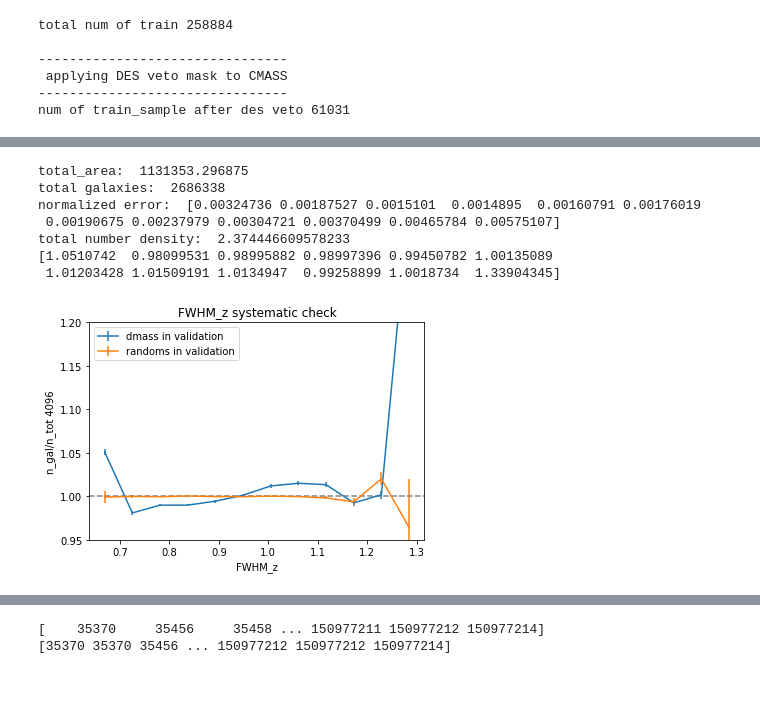
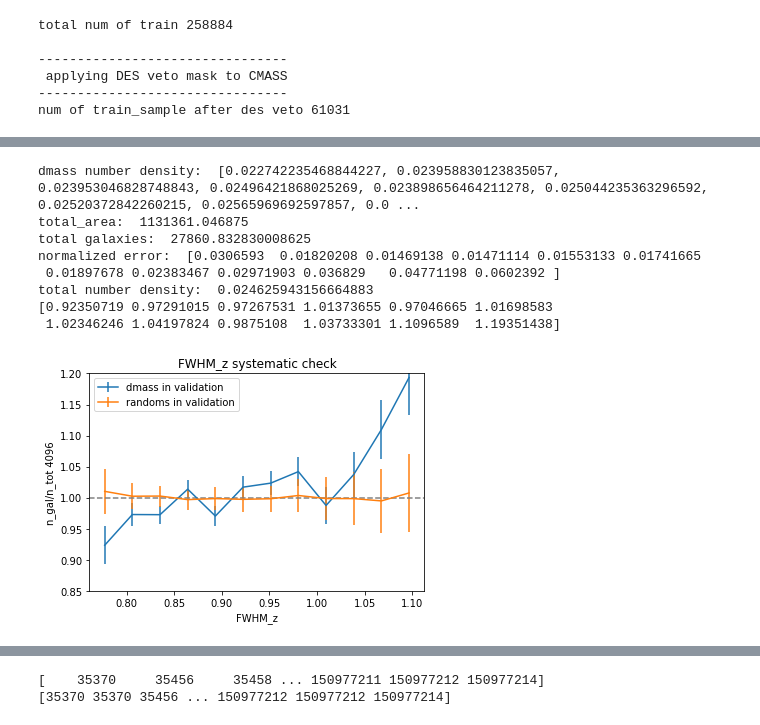
Before and after one commit to sujeong-lee/DMASS, a Jupyter notebook: code_py3/Systematics.ipynb, the cells around one changed output, grey strips where cells are left out. Cells and saved outputs as stored; diff of their text form; code cells hidden in the pictures; blank space fills up the shorter version.

Commit message:
changes to randoms, implementing fracdet, working on downgrading resolution

```diff
--- a/code_py3/Systematics.ipynb
+++ b/code_py3/Systematics.ipynb
@@ -165,7 +167,7 @@ def uniform_random_on_sphere(data, size = None ):
 #lens, randoms = calling_lens_catalog('/fs/scratch/PCON0003/warner785/bwarner/dmass_y1_public_v1.fits')
 dmass_val, randoms = calling_lens_catalog('/users/PCON0003/warner785/DMASSY3/output/test/train_cat/y3/dmass_st82_DET200.fits')
 
-random_val = uniform_random_on_sphere(dmass_val, size = 50 * dmass_val.size)
+random_val = uniform_random_on_sphere(dmass_val, size = int(np.sum(dmass_val['WEIGHT'])))
 # applying LSS mask
 random_val = keepGoodRegion(random_val)
 # %% [output]
@@ -184,5 +186,5 @@ plt.rcParams.update({
 })
 # %%
 random_val = appendColumn(random_val, value=np.ones(random_val.size), name='WEIGHT')
-randomsind_val = np.random.choice( random_val.size, size=int(random_val.size/3.) )
-random_val = random_val[randomsind_val]
+#randomsind_val = np.random.choice( random_val.size, size=int(random_val.size/3.) )
+#random_val = random_val[randomsind_val]
@@ -283,13 +304,13 @@ x[sysMap['PIXEL'][dim_mask]] = sysMap['SIGNAL'][dim_mask]
 
 sysval_gal = x[dmass_chron['HPIX_4096']]
 print(sysval_gal)
-h,_ = np.histogram(sysval_gal , bins=pbin)
+h,_ = np.histogram(sysval_gal , bins=pbin, weights = dmass_chron["WEIGHT"]) # -- density of dmass sample, not gold sample
 print(h)
 
 # want this plotted:
 #h/number_of_pixels_in_sysbin
 
-fracerr = 1/np.sqrt(h) #1 / sqrt(number of cmass galaxies in each bin)
+#fracerr = 1/np.sqrt(h) #1 / sqrt(number of cmass galaxies in each bin)
 
 # change to number density: divide by area
 fig, ax = plt.subplots()
@@ -392,8 +458,9 @@ random_chron = random_pix[index_ran_mask] # ordered by hpix values
 
 dim_ran_mask = np.in1d(sysMap['PIXEL'], random_chron, assume_unique=False, invert=False)
 
-minimum = np.min(sysMap['SIGNAL'][dim_mask]) #FWHM signal (for g filter)
-maximum = np.max(sysMap['SIGNAL'][dim_mask])
+minimum = np.percentile(sysMap['SIGNAL'][dim_mask], 1)
+#minimum = np.min(sysMap['SIGNAL'][dim_mask]) #FWHM signal (for g filter)
+maximum = np.percentile(sysMap['SIGNAL'][dim_mask], 99)
 #print(minimum)
 #print(maximum)
 
@@ -407,17 +474,17 @@ x[sysMap['PIXEL'][dim_ran_mask]] = sysMap['SIGNAL'][dim_ran_mask]
 
 sysval_ran_gal = x[random_chron]
 #print(sysval_ran_gal)
-h_ran,_ = np.histogram(sysval_ran_gal , bins=pbin )
+h_ran,_ = np.histogram(sysval_ran_gal , bins=pbin)
 #print(h_ran)
 
 # want this plotted:
 #h/number_of_pixels_in_sysbin
 
-fracerr = 1/np.sqrt(h_ran) #1 / sqrt(number of cmass galaxies in each bin)
+#fracerr = 1/np.sqrt(h_ran) #1 / sqrt(number of cmass galaxies in each bin)
 
 # change to number density: divide by area
 fig, ax = plt.subplots()
-ax.errorbar( pcenter, h)
+ax.errorbar( pcenter, h_ran)
 #ax.legend(chi2_reduced)
 plt.title('number of randoms per bin')
 fig.savefig('random_bin.pdf')
@@ -434,8 +501,18 @@ mask[matched_ran_sys["PIXEL"]] = matched_ran_sys["SIGNAL"]
 
 BAO_sys_ran = mask[LSSGoldmask["PIXEL"][bao_mask_ran]]
 
-area_ran,_ = np.histogram(BAO_sys_ran , bins=pbin , weights = LSSGoldmask["SIGNAL"][bao_mask_ran])
+area1_ran,_ = np.histogram(BAO_sys_ran , bins=pbin , weights = LSSGoldmask["SIGNAL"][bao_mask_ran])
 print('with weights:')
+print(area1_ran)
+
+matched_ran_sys2 = sysMap[dim_ran_mask]
+mask2 = np.zeros(hp.nside2npix(4096))
+bao_mask2_ran = np.in1d(BAO_Fullmask["PIXEL"], matched_ran_sys["PIXEL"], assume_unique=False, invert=False)
+mask2[matched_ran_sys["PIXEL"]] = matched_ran_sys["SIGNAL"]
+BAO_sys2_ran = mask[BAO_Fullmask["PIXEL"][bao_mask2_ran]]
+
+area_ran,_ = np.histogram(BAO_sys2_ran , bins=pbin , weights = BAO_Fullmask["SIGNAL"][bao_mask2_ran])
+print('area with weights:')
 print(area_ran)
 
 # h = number of galaxies
@@ -501,6 +595,14 @@ normalized error:  [0.00716949 0.00153716 0.00044177 0.00030339 0.00033865 0.000
 
 #Also, we usually normalize the plots to the total number density of the total footprint considered.
 #so that we expect the final result to be a flat line at y=1.
+
+# number density in bins: h/area
+number_density = []
+for x in range(len(h)):
+    den = h[x]/area[x]
+    number_density.append(den)
+
+print("dmass number density: ", number_density)
 
 total_area = 0
 #Normalize based on total number density of used footprint:
@@ -519,41 +621,44 @@ print("total galaxies: ", total_h)
 #normalization:
 total_num_density = total_h/total_area
 
+
+#errorbars: (how to define these)
 fracerr = np.sqrt(h)
 fracerr_norm = (fracerr/area)/total_num_density
 print("normalized error: ", fracerr_norm)
 
 
 print("total number density: ", total_num_density)
 
 # apply normalization:
 #print(number_density)
 norm_number_density = number_density/total_num_density
 print(norm_number_density)
 
 import matplotlib.pyplot as plt
 #figure of systematics:
 
 fracerr = 1/np.sqrt(h) #1 / sqrt(number of cmass galaxies in each bin)
 
 # change to number density: divide by area
 fig, ax = plt.subplots()
 ax.errorbar( pcenter, norm_number_density, yerr=fracerr_norm, label = "dmass in validation")
 ax.errorbar( pcenter, norm_number_density_ran, yerr=fracerr_ran_norm, label = "randoms in validation")
 plt.legend()
 plt.xlabel("FWHM_z")
 plt.ylabel("n_gal/n_tot 4096")
 plt.ylim(top=1.2)  # adjust the top leaving bottom unchanged
-plt.ylim(bottom=0.95)
+plt.ylim(bottom=0.85)
 plt.axhline(y=1, color='grey', linestyle='--')
 plt.title('FWHM_z systematic check')
 fig.savefig('FWHM_z.pdf')
 # %% [output]
-total_area:  1131353.296875
-total galaxies:  2686338
-normalized error:  [0.00324736 0.00187527 0.0015101  0.0014895  0.00160791 0.00176019
- 0.00190675 0.00237979 0.00304721 0.00370499 0.00465784 0.00575107]
-total number density:  2.374446609578233
-[1.0510742  0.98099531 0.98995882 0.98997396 0.99450782 1.00135089
- 1.01203428 1.01509191 1.0134947  0.99258899 1.0018734  1.33904345]
+dmass number density:  [0.022742235468844227, 0.023958830123835057, 0.023953046828748843, 0.02496421868025269, 0.023898656464211278, 0.025044235363296592, 0.02520372842260215, 0.02565969692597857, 0.0 ...
+total_area:  1131361.046875
+total galaxies:  27860.832830008625
+normalized error:  [0.0306593  0.01820208 0.01469138 0.01471114 0.01553133 0.01741665
+ 0.01897678 0.02383467 0.02971903 0.036829   0.04771198 0.0602392 ]
+total number density:  0.024625943156664883
+[0.92350719 0.97291015 0.97267531 1.01373655 0.97046665 1.01698583
+ 1.02346246 1.04197824 0.9875108  1.03733301 1.1096589  1.19351438]
-[figure, old version]
+[figure, new version]
```
Also changed, not shown: parts of 17 cells of this notebook.
